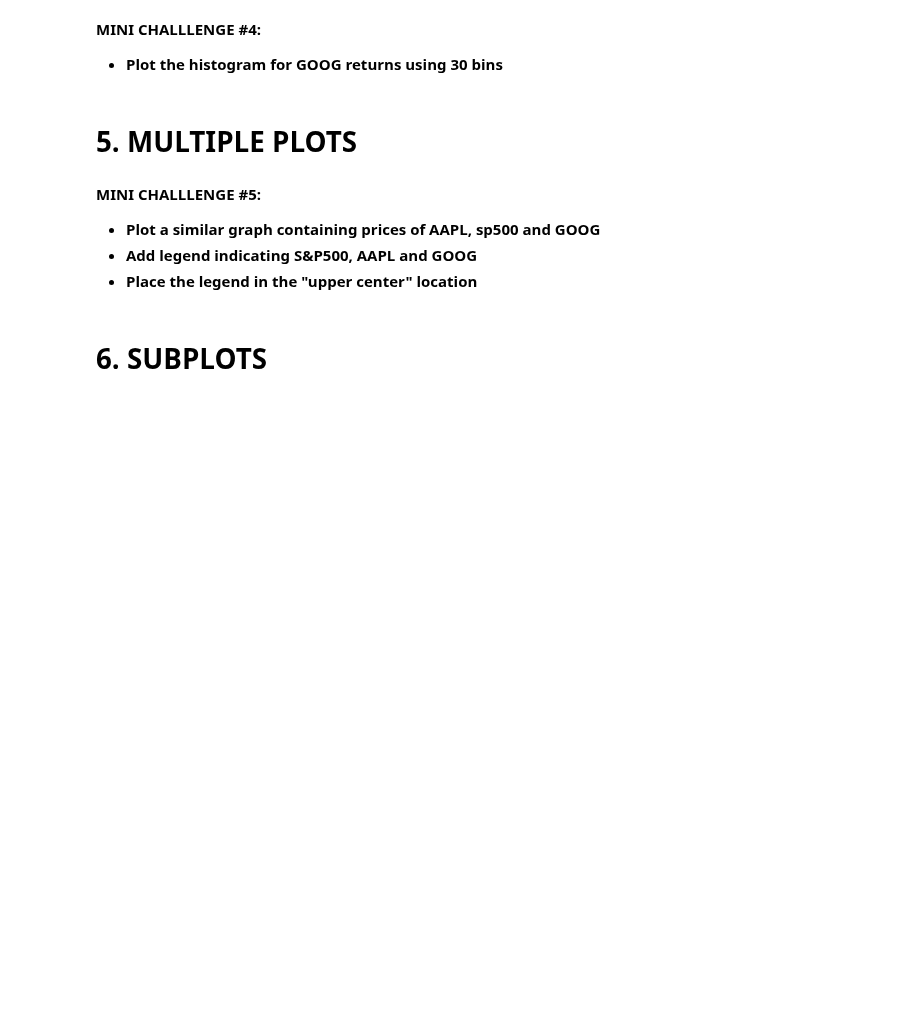
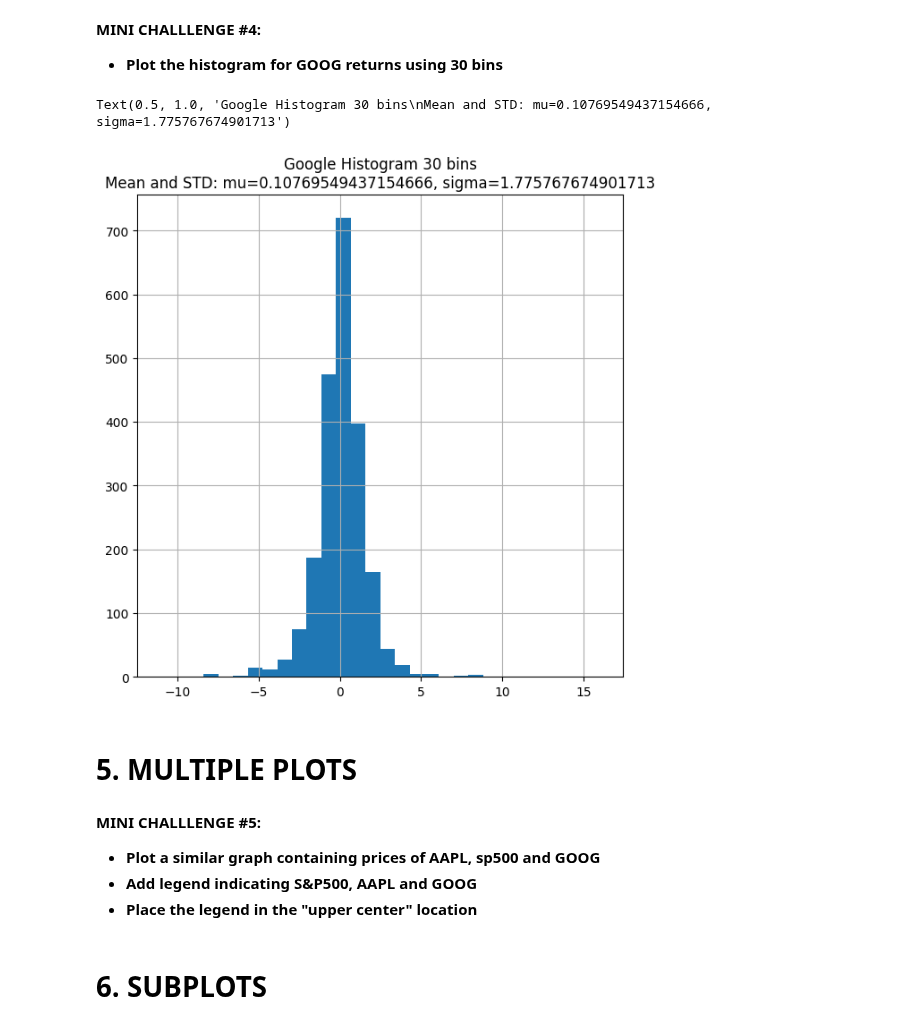
Before and after one commit to timvirga/StockPrediction, a Jupyter notebook: Section11-matplotlib/9_Python_101_Data_Visualization_with_matplotlib_Skeleton.ipynb, the cells around one changed output. Drawn from its saved outputs; the diff is of its cells as text; code cells hidden in the pictures; blank space fills up the shorter version.

```diff
--- a/Section11-matplotlib/9_Python_101_Data_Visualization_with_matplotlib_Skeleton.ipynb
+++ b/Section11-matplotlib/9_Python_101_Data_Visualization_with_matplotlib_Skeleton.ipynb
@@ -138,6 +158,15 @@ plt.pie(value,explode=explode, colors=colors,labels=labels);
 # %% [markdown]
 **MINI CHALLLENGE #4:**
 - **Plot the histogram for GOOG returns using 30 bins**
+# %%
+num_bins = 30
+plt.figure(figsize=(7,7))
+plt.hist(dailyreturnsdf['GOOG'],num_bins);
+plt.grid()
+plt.title('Google Histogram 30 bins'+ '\n' + 'Mean and STD: mu=' + str(mu)+ ', sigma='+str(sigma))
+# %% [output]
+Text(0.5, 1.0, 'Google Histogram 30 bins\nMean and STD: mu=0.10769549437154666, sigma=1.775767674901713')
+[figure, added]
 # %% [markdown]
 # 5. MULTIPLE PLOTS
 # %% [markdown]
```
Also changed, not shown: parts of 4 cells of this notebook.
